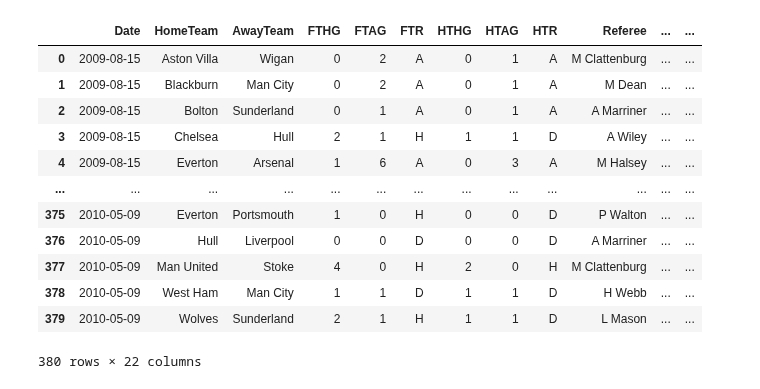
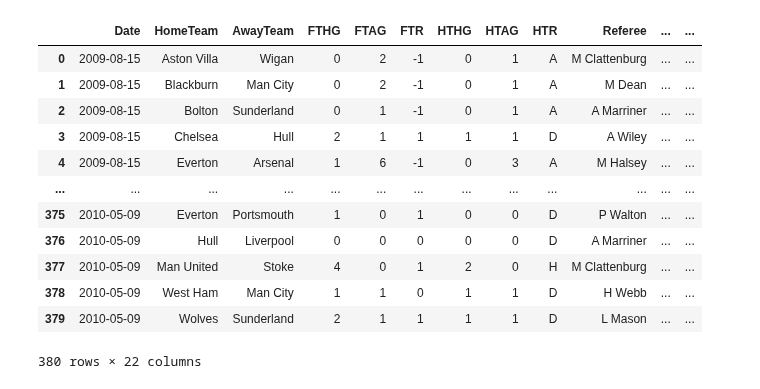
Before and after one commit to maxymkuz/Sports-predictor, a Jupyter notebook: clean_files.ipynb, the cells around one changed output. Cells and saved outputs as stored; diff of their text form; code cells hidden in the pictures.

```diff
--- a/clean_files.ipynb
+++ b/clean_files.ipynb
@@ -3,31 +3,37 @@ import pandas as pd
 import numpy as np
 import matplotlib as mpl
 # %%
-def basic_clean(path):
+letter_to_result = {'H': 1, 'D': 0, 'A': -1}
+
+def basic_clean(path, letter_to_result = {'H': 1, 'D': 0, 'A': -1}):
     """ (str) -> pandas.core.frame.DataFrame
     This function receives the path to raw csv file,
     afther that she reads it and performs main cleaning,
     and returns a single Dataframe
     """
     df = pd.read_csv(path)
     # Removing Div and last columns that correspond to betting, I don't need it
     df = df[df.columns[:23]]
     df = df.drop('Div', axis=1)
+
+    # Set all dates to the same format:
+    df['Date'] = pd.to_datetime(df['Date'])
+    df['FTR'] = df['FTR'].apply(lambda x: letter_to_result[x])
     return df
-main_clean('data/season-0910_csv.csv')
+basic_clean('data/season-0910_csv.csv', letter_to_result)
 # %% [output]
 |  | Date | HomeTeam | AwayTeam | FTHG | FTAG | FTR | HTHG | HTAG | HTR | Referee | ... | ... |
-| 0 | 2009-08-15 | Aston Villa | Wigan | 0 | 2 | A | 0 | 1 | A | M Clattenburg | ... | ... |
-| 1 | 2009-08-15 | Blackburn | Man City | 0 | 2 | A | 0 | 1 | A | M Dean | ... | ... |
-| 2 | 2009-08-15 | Bolton | Sunderland | 0 | 1 | A | 0 | 1 | A | A Marriner | ... | ... |
-| 3 | 2009-08-15 | Chelsea | Hull | 2 | 1 | H | 1 | 1 | D | A Wiley | ... | ... |
-| 4 | 2009-08-15 | Everton | Arsenal | 1 | 6 | A | 0 | 3 | A | M Halsey | ... | ... |
+| 0 | 2009-08-15 | Aston Villa | Wigan | 0 | 2 | -1 | 0 | 1 | A | M Clattenburg | ... | ... |
+| 1 | 2009-08-15 | Blackburn | Man City | 0 | 2 | -1 | 0 | 1 | A | M Dean | ... | ... |
+| 2 | 2009-08-15 | Bolton | Sunderland | 0 | 1 | -1 | 0 | 1 | A | A Marriner | ... | ... |
+| 3 | 2009-08-15 | Chelsea | Hull | 2 | 1 | 1 | 1 | 1 | D | A Wiley | ... | ... |
+| 4 | 2009-08-15 | Everton | Arsenal | 1 | 6 | -1 | 0 | 3 | A | M Halsey | ... | ... |
 | ... | ... | ... | ... | ... | ... | ... | ... | ... | ... | ... | ... | ... |
-| 375 | 2010-05-09 | Everton | Portsmouth | 1 | 0 | H | 0 | 0 | D | P Walton | ... | ... |
-| 376 | 2010-05-09 | Hull | Liverpool | 0 | 0 | D | 0 | 0 | D | A Marriner | ... | ... |
-| 377 | 2010-05-09 | Man United | Stoke | 4 | 0 | H | 2 | 0 | H | M Clattenburg | ... | ... |
-| 378 | 2010-05-09 | West Ham | Man City | 1 | 1 | D | 1 | 1 | D | H Webb | ... | ... |
-| 379 | 2010-05-09 | Wolves | Sunderland | 2 | 1 | H | 1 | 1 | D | L Mason | ... | ... |
+| 375 | 2010-05-09 | Everton | Portsmouth | 1 | 0 | 1 | 0 | 0 | D | P Walton | ... | ... |
+| 376 | 2010-05-09 | Hull | Liverpool | 0 | 0 | 0 | 0 | 0 | D | A Marriner | ... | ... |
+| 377 | 2010-05-09 | Man United | Stoke | 4 | 0 | 1 | 2 | 0 | H | M Clattenburg | ... | ... |
+| 378 | 2010-05-09 | West Ham | Man City | 1 | 1 | 0 | 1 | 1 | D | H Webb | ... | ... |
+| 379 | 2010-05-09 | Wolves | Sunderland | 2 | 1 | 1 | 1 | 1 | D | L Mason | ... | ... |
 380 rows × 22 columns
 # %%
 def all_years():
```
Also changed, not shown: parts of 1 cell of this notebook, 5 other files.
